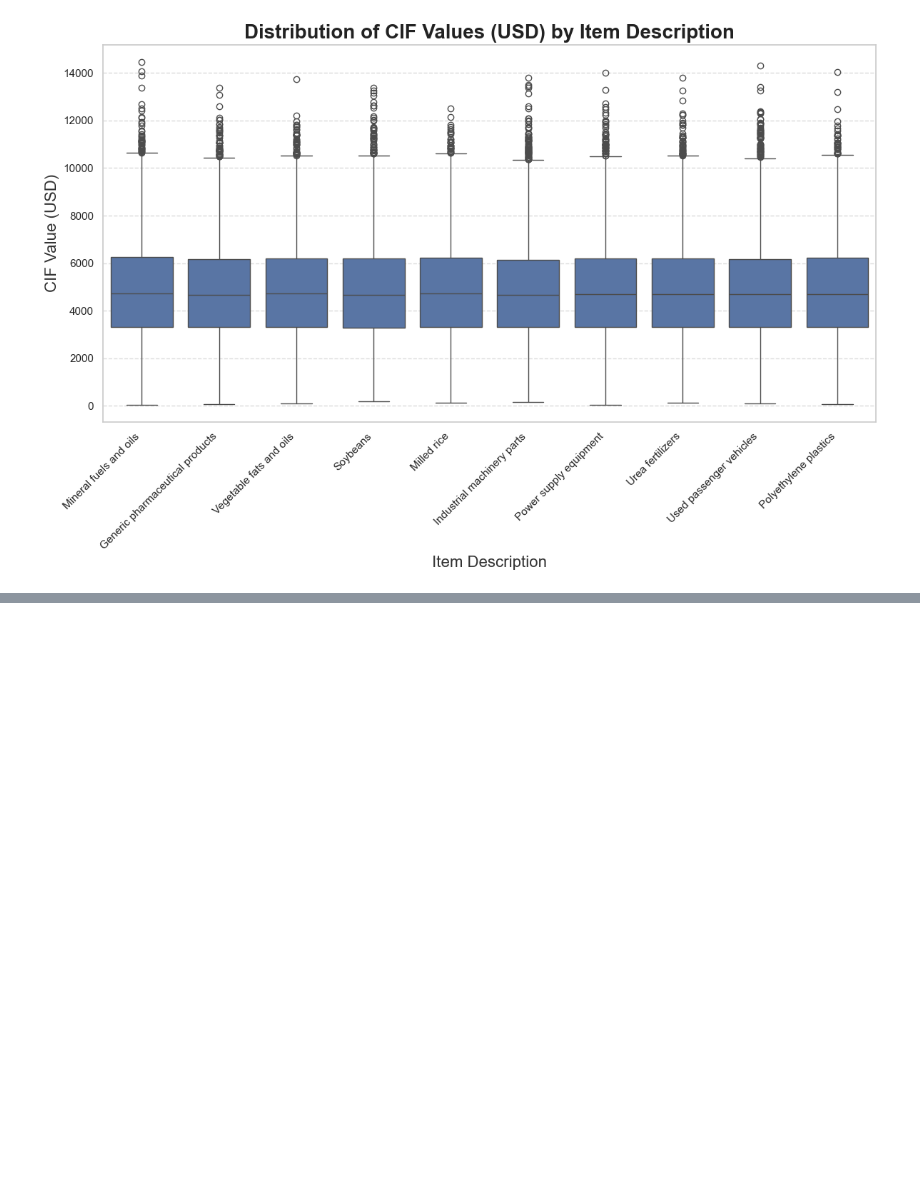
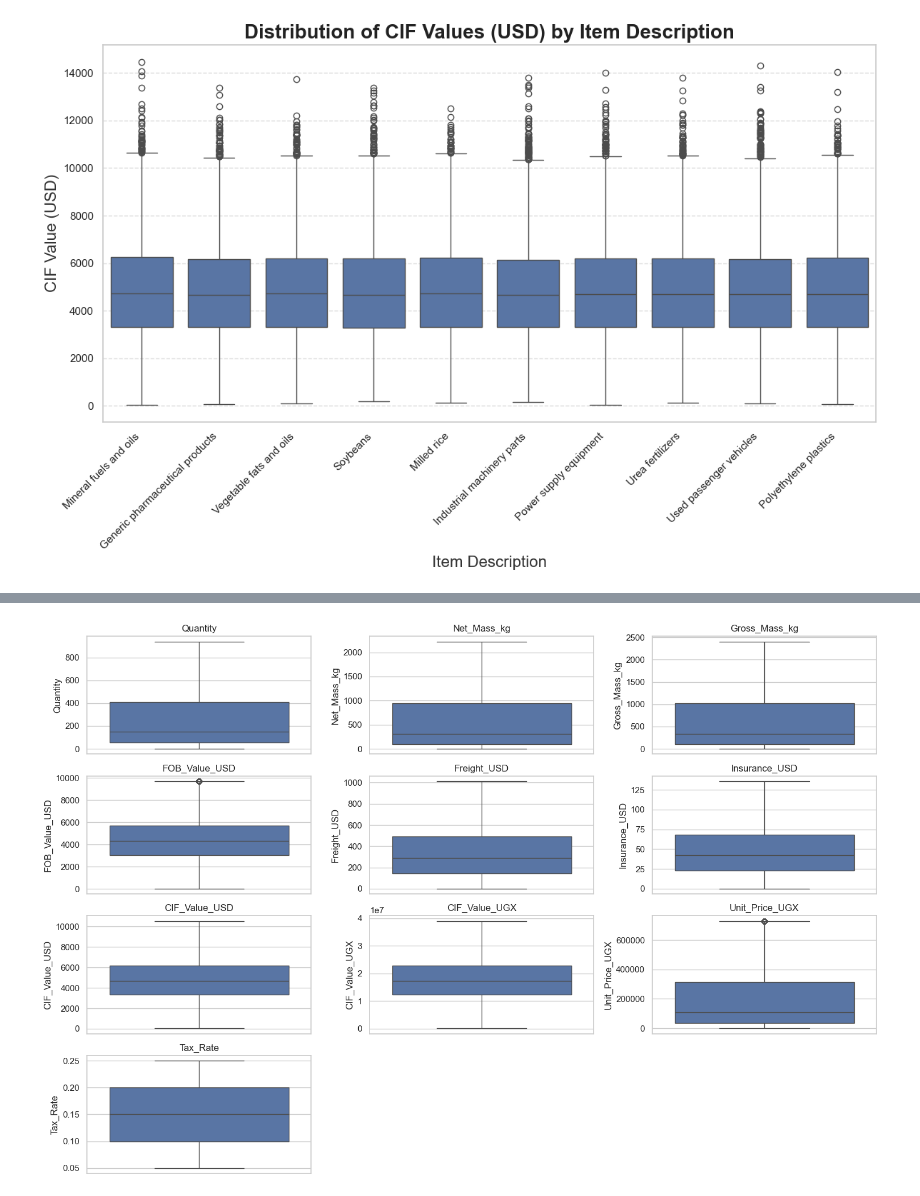
Before and after one commit to sentongo-web/MSDS, a Jupyter notebook: uganda_trade.ipynb, the cells around one changed output, grey strips where cells are left out. Saved outputs shown, nothing was run; the diff lists cells and outputs as text; code cells hidden in the pictures; blank space fills up the shorter version.

```diff
--- a/uganda_trade.ipynb
+++ b/uganda_trade.ipynb
@@ -292,3 +289,5 @@ plt.tight_layout()
 plt.show()
 # %% [output]
 [figure]
+# %%
+data.drop(columns=['Date'], inplace=True)
@@ -294,0 +409,16 @@ plt.show()
+# %%
+
+plt.figure(figsize=(15, 10))  # Adjusting figure size as needed
+num_cols = len(data.select_dtypes(include=['float64']).columns)
+# Calculate the number of rows and columns for subplots
+num_rows = (num_cols + 2) // 3  # Ensure enough rows to accommodate all columns
+
+for i, col in enumerate(data.select_dtypes(include=['float64']).columns):
+    plt.subplot(num_rows, 3, i + 1)  # Dynamically adjust subplot grid
+    sns.boxplot(y=data[col])
+    plt.title(col)
+    plt.tight_layout()  # Adjust spacing between subplots
+
+plt.show()
+# %% [output]
+[figure, added]
```
Also changed, not shown: parts of 7 cells of this notebook.
